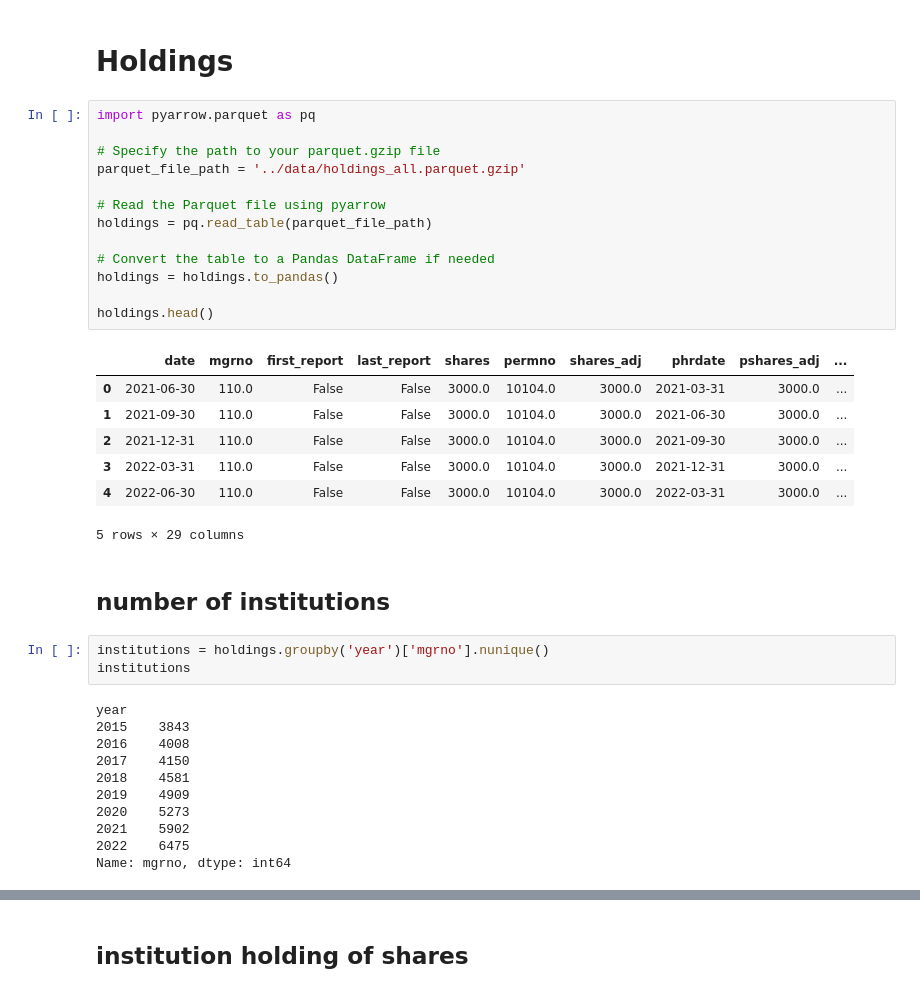
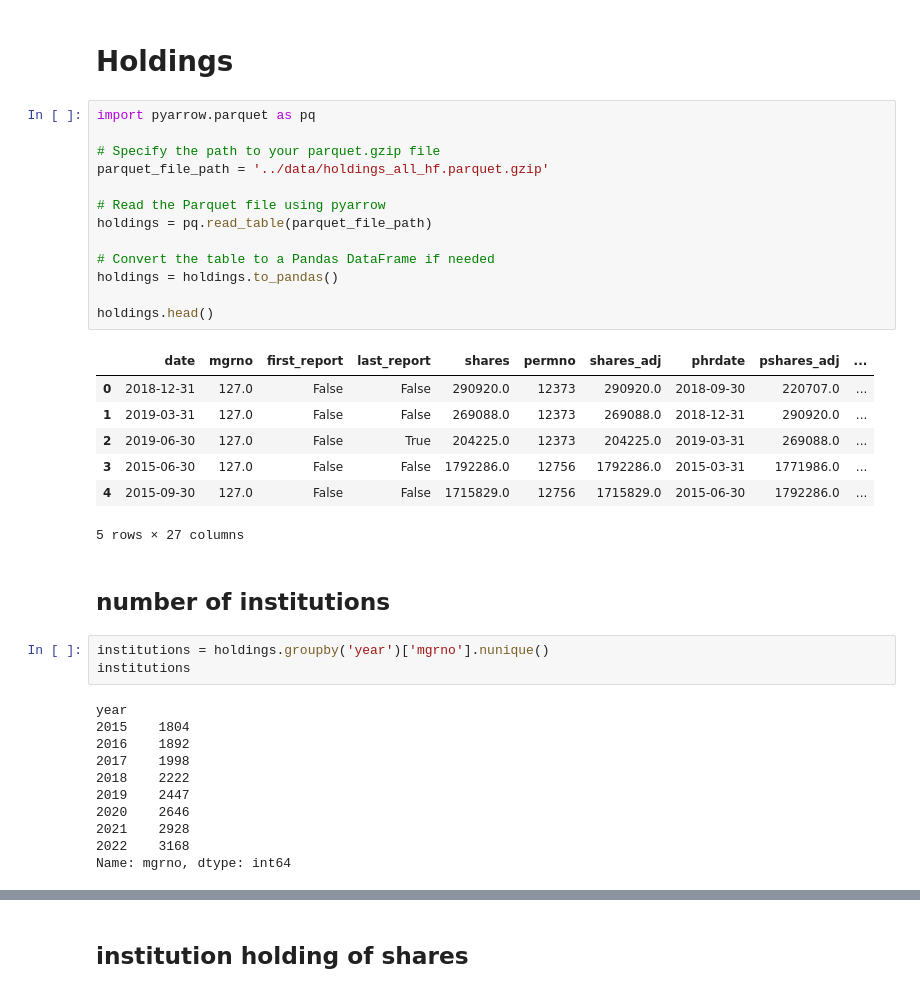
Before and after one commit to JennyJiang118/AFP-hedgefund-holdings, a Jupyter notebook: EDA_holdings.ipynb, the cells around one changed output, grey strips where cells are left out. Cells and saved outputs as stored; diff of their text form.

```diff
--- a/EDA_holdings.ipynb
+++ b/EDA_holdings.ipynb
@@ -7,24 +7,24 @@ from matplotlib import pyplot as plt
 # %%
 import pyarrow.parquet as pq
 
 # Specify the path to your parquet.gzip file
-parquet_file_path = '../data/holdings_all.parquet.gzip'
+parquet_file_path = '../data/holdings_all_hf.parquet.gzip'
 
 # Read the Parquet file using pyarrow
 holdings = pq.read_table(parquet_file_path)
 
 # Convert the table to a Pandas DataFrame if needed
 holdings = holdings.to_pandas()
 
 holdings.head()
 # %% [output]
 |  | date | mgrno | first_report | last_report | shares | permno | shares_adj | phrdate | pshares_adj | ... |
-| 0 | 2021-06-30 | 110.0 | False | False | 3000.0 | 10104.0 | 3000.0 | 2021-03-31 | 3000.0 | ... |
-| 1 | 2021-09-30 | 110.0 | False | False | 3000.0 | 10104.0 | 3000.0 | 2021-06-30 | 3000.0 | ... |
-| 2 | 2021-12-31 | 110.0 | False | False | 3000.0 | 10104.0 | 3000.0 | 2021-09-30 | 3000.0 | ... |
-| 3 | 2022-03-31 | 110.0 | False | False | 3000.0 | 10104.0 | 3000.0 | 2021-12-31 | 3000.0 | ... |
-| 4 | 2022-06-30 | 110.0 | False | False | 3000.0 | 10104.0 | 3000.0 | 2022-03-31 | 3000.0 | ... |
+| 0 | 2018-12-31 | 127.0 | False | False | 290920.0 | 12373 | 290920.0 | 2018-09-30 | 220707.0 | ... |
+| 1 | 2019-03-31 | 127.0 | False | False | 269088.0 | 12373 | 269088.0 | 2018-12-31 | 290920.0 | ... |
+| 2 | 2019-06-30 | 127.0 | False | True | 204225.0 | 12373 | 204225.0 | 2019-03-31 | 269088.0 | ... |
+| 3 | 2015-06-30 | 127.0 | False | False | 1792286.0 | 12756 | 1792286.0 | 2015-03-31 | 1771986.0 | ... |
+| 4 | 2015-09-30 | 127.0 | False | False | 1715829.0 | 12756 | 1715829.0 | 2015-06-30 | 1792286.0 | ... |
-5 rows × 29 columns
+5 rows × 27 columns
 # %% [markdown]
 ## number of institutions
 # %%
@@ -32,14 +32,14 @@ institutions = holdings.groupby('year')['mgrno'].nunique()
 institutions
 # %% [output]
 year
-2015    3843
-2016    4008
-2017    4150
-2018    4581
-2019    4909
-2020    5273
-2021    5902
-2022    6475
+2015    1804
+2016    1892
+2017    1998
+2018    2222
+2019    2447
+2020    2646
+2021    2928
+2022    3168
 Name: mgrno, dtype: int64
 # %%
 plt.bar(institutions.index, institutions)
```
Also changed, not shown: parts of 17 cells of this notebook, 2 other files.
